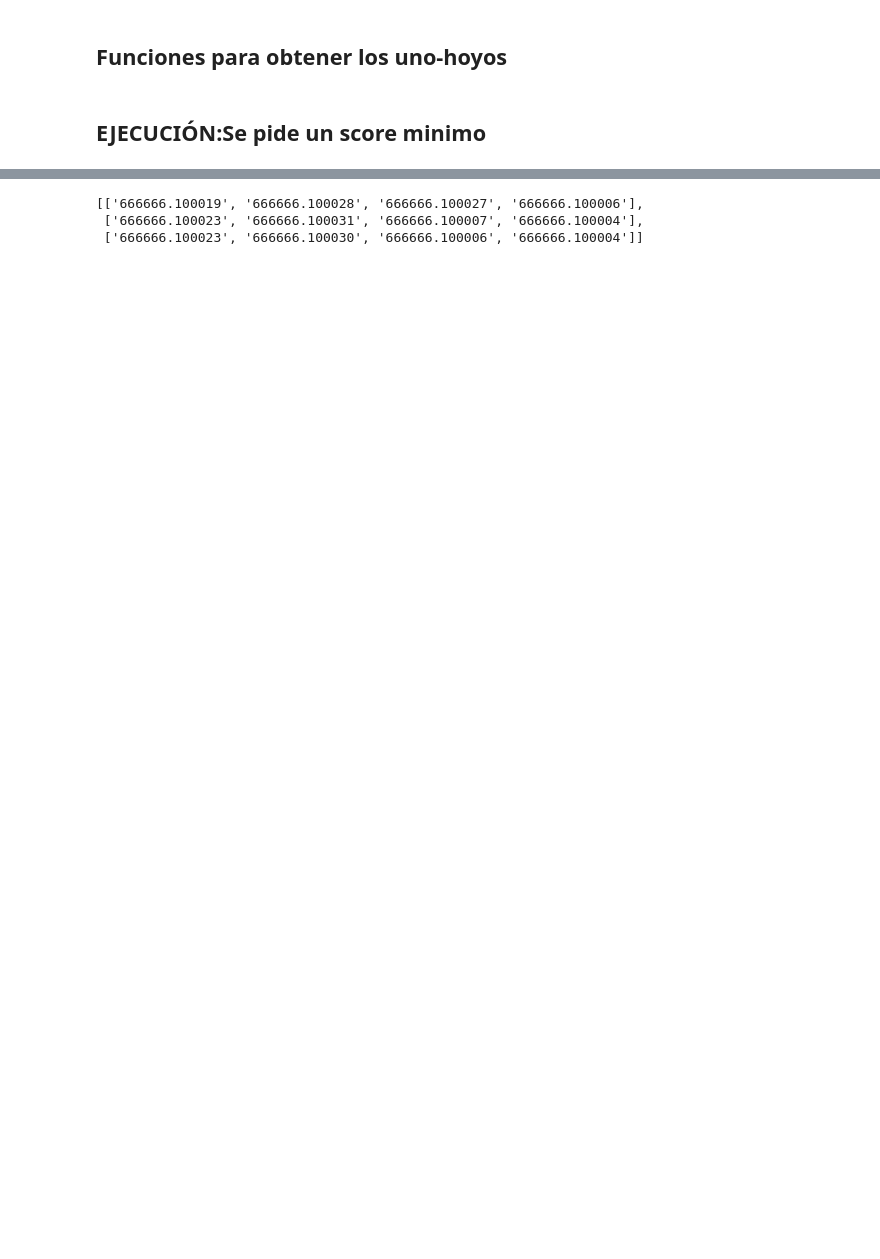
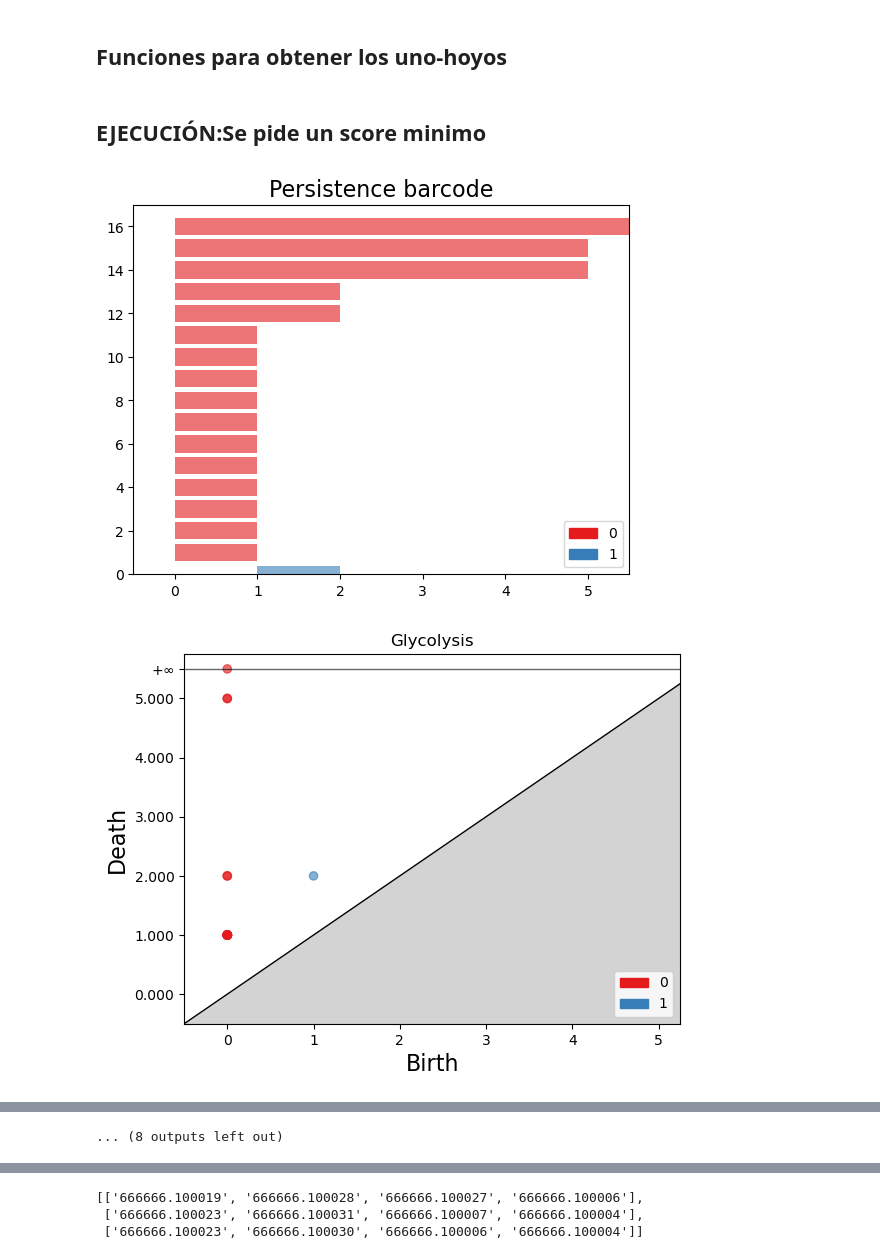
Before and after one commit to FFranciscoEspinosa/Tesis, a Jupyter notebook: nodos_adaptado_3.ipynb, the cells around one changed output, grey strips where cells are left out. Saved outputs shown, nothing was run; the diff lists cells and outputs as text; code cells hidden in the pictures; blank space fills up the shorter version.

```diff
--- a/nodos_adaptado_3.ipynb
+++ b/nodos_adaptado_3.ipynb
@@ -127,6 +191,7 @@ def get_complex_by_pathways(path_dict):
 def plot_all_bar_code_pathways(complex_pathways):
     for i in complex_pathways.keys():
         gd.plot_persistence_barcode(complex_pathways[i][0],legend=True)
+        gd.plot_persistence_diagram(complex_pathways[i][0],legend=True)
         plt.title(f"{i}" )
 # %% [markdown]
 <h2>Funciones para obtener los uno-hoyos</h2>
@@ -330,7 +455,8 @@ def get_holes_by_pathways(complex_by_path):
 # %% [markdown]
 <h2>EJECUCIÓN:Se pide un score minimo</h2>
 # %%
-info=pd.read_csv('data/pscpPseudo.blast',sep='\t',header=None)
-minimum_score=0
+info=pd.read_csv('data/pscpOrinth.blast',sep='\t',header=None)
+minimum_score=100
 info=info[info[11]>=minimum_score]
+info.reset_index(drop=True,inplace=True)
 info=info.loc[:,0:1]
@@ -340,0 +467,5 @@ complex_pathways=get_complex_by_pathways(df_by_pathway)
+# %%
+plot_all_bar_code_pathways(complex_pathways)
+# %% [output]
+[figure, added]
+[figure, added]
@@ -340,0 +482 @@ complex_pathways=get_complex_by_pathways(df_by_pathway)
+... (8 outputs left out)
```
Also changed, not shown: parts of 35 cells of this notebook, 3 other files.
